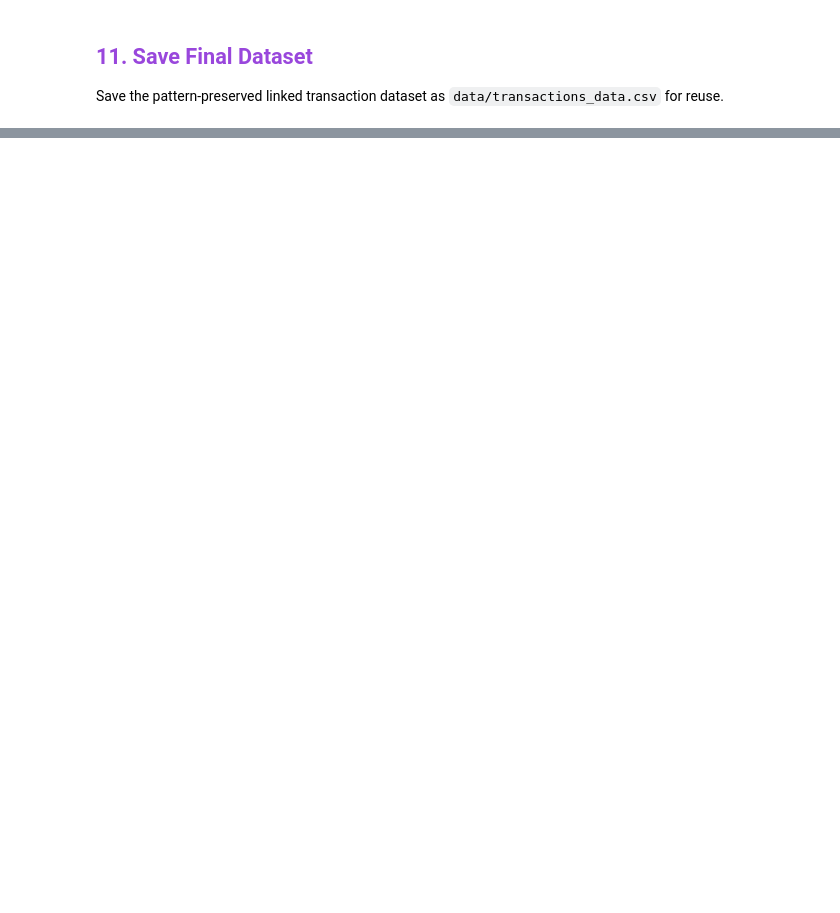
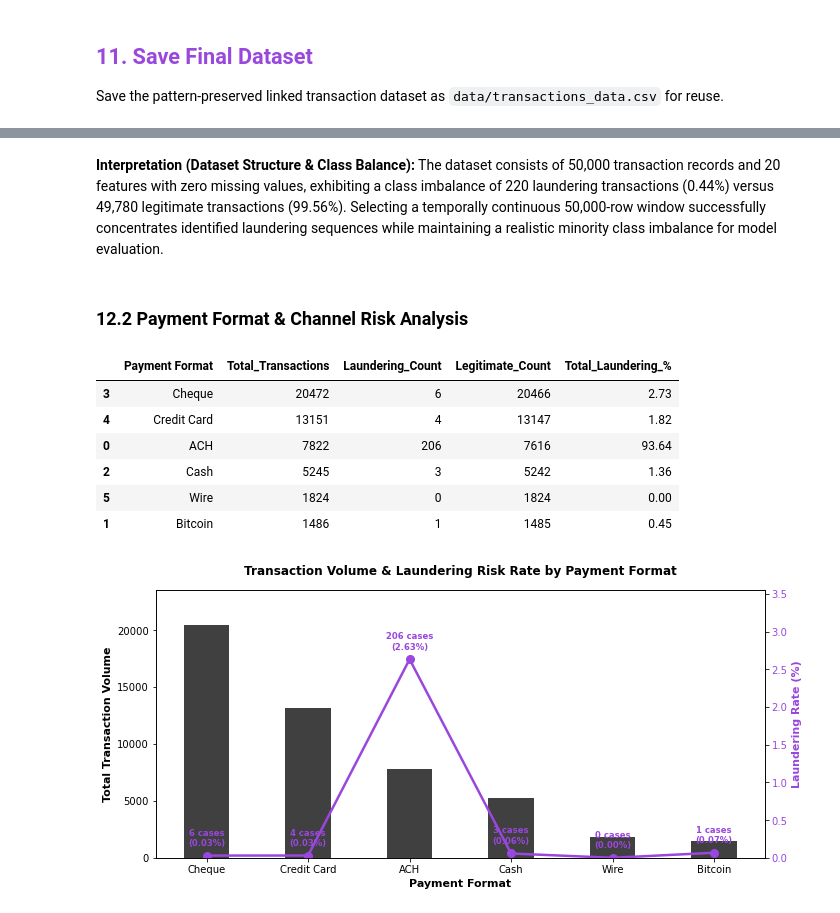
Before and after one commit to jnfpm/Capstone-Project, a Jupyter notebook: EDA.ipynb, the cells around one changed output, grey strips where cells are left out. Saved outputs shown, nothing was run; the diff lists cells and outputs as text; code cells hidden in the pictures; blank space fills up the shorter version.

```diff
--- a/EDA.ipynb
+++ b/EDA.ipynb
@@ -1850,0 +1962,57 @@ Saved 400,000 rows (Pattern Retention Metric = 1.0) to data\transactions_data.cs
+# %% [markdown]
+**Interpretation (Dataset Structure & Class Balance):** The dataset consists of 50,000 transaction records and 20 features with zero missing values, exhibiting a class imbalance of 220 laundering transactions (0.44%) versus 49,780 legitimate transactions (99.56%). Selecting a temporally continuous 50,000-row window successfully concentrates identified laundering sequences while maintaining a realistic minority class imbalance for model evaluation.
+# %% [markdown]
+<a id="122-payment-format--channel-risk-analysis"></a>
+### 12.2 Payment Format & Channel Risk Analysis
+# %%
+# Payment Format distribution & risk breakdown
+format_summary = sample_trans.groupby("Payment Format").agg(
+    Total_Transactions=("Is Laundering", "count"),
+    Laundering_Count=("Is Laundering", "sum"),
+    Legitimate_Count=("Is Laundering", lambda x: (x == 0).sum())
+).reset_index().sort_values(by="Total_Transactions", ascending=False)
+
+format_summary["Total_Laundering_%"] = (format_summary["Laundering_Count"] / format_summary["Laundering_Count"].sum() * 100).round(2)
+
+display(format_summary)
+
+# Plot Volume and Risk Rate by Payment Format
+fig, ax1 = plt.subplots(figsize=(10, 4.8))
+color_bars = "black"
+color_line = "#9947dc"
+
+formats = format_summary["Payment Format"].values
+volumes = format_summary["Total_Transactions"].values
+counts = format_summary["Laundering_Count"].values
+rates = (counts / volumes * 100).round(4)
+
+bars = ax1.bar(formats, volumes, color=color_bars, alpha=0.75, width=0.45, label="Total Volume")
+ax1.set_xlabel("Payment Format", fontsize=11, fontweight="bold")
+ax1.set_ylabel("Total Transaction Volume", color=color_bars, fontsize=11, fontweight="bold")
+ax1.tick_params(axis="y", labelcolor=color_bars)
+ax1.set_ylim(0, volumes.max() * 1.15)
+
+ax2 = ax1.twinx()
+line = ax2.plot(formats, rates, color=color_line, marker="o", linewidth=2.5, markersize=8, label="Laundering Rate (%)")
+ax2.set_ylabel("Laundering Rate (%)", color=color_line, fontsize=11, fontweight="bold")
+ax2.tick_params(axis="y", labelcolor=color_line)
+ax2.set_ylim(0, rates.max() * 1.35)
+
+# Annotations (sufficient headroom for the 206 cases label on the ACH bar)
+for fmt, r, c in zip(formats, rates, counts):
+    ax2.annotate(f"{c} cases\n({r:.2f}%)",
+                 (fmt, r),
+                 textcoords="offset points", xytext=(0, 10), ha="center", fontweight="bold", color="#9947dc", fontsize=8.5)
+
+plt.title("Transaction Volume & Laundering Risk Rate by Payment Format", fontsize=12, fontweight="bold", pad=15)
+fig.tight_layout()
+plt.show()
+# %% [output]
+|  | Payment Format | Total_Transactions | Laundering_Count | Legitimate_Count | Total_Laundering_% |
+| 3 | Cheque | 20472 | 6 | 20466 | 2.73 |
+| 4 | Credit Card | 13151 | 4 | 13147 | 1.82 |
+| 0 | ACH | 7822 | 206 | 7616 | 93.64 |
+| 2 | Cash | 5245 | 3 | 5242 | 1.36 |
+| 5 | Wire | 1824 | 0 | 1824 | 0.00 |
+| 1 | Bitcoin | 1486 | 1 | 1485 | 0.45 |
+[figure, added]
```
Also changed, not shown: parts of 59 cells of this notebook, 3 other files.
